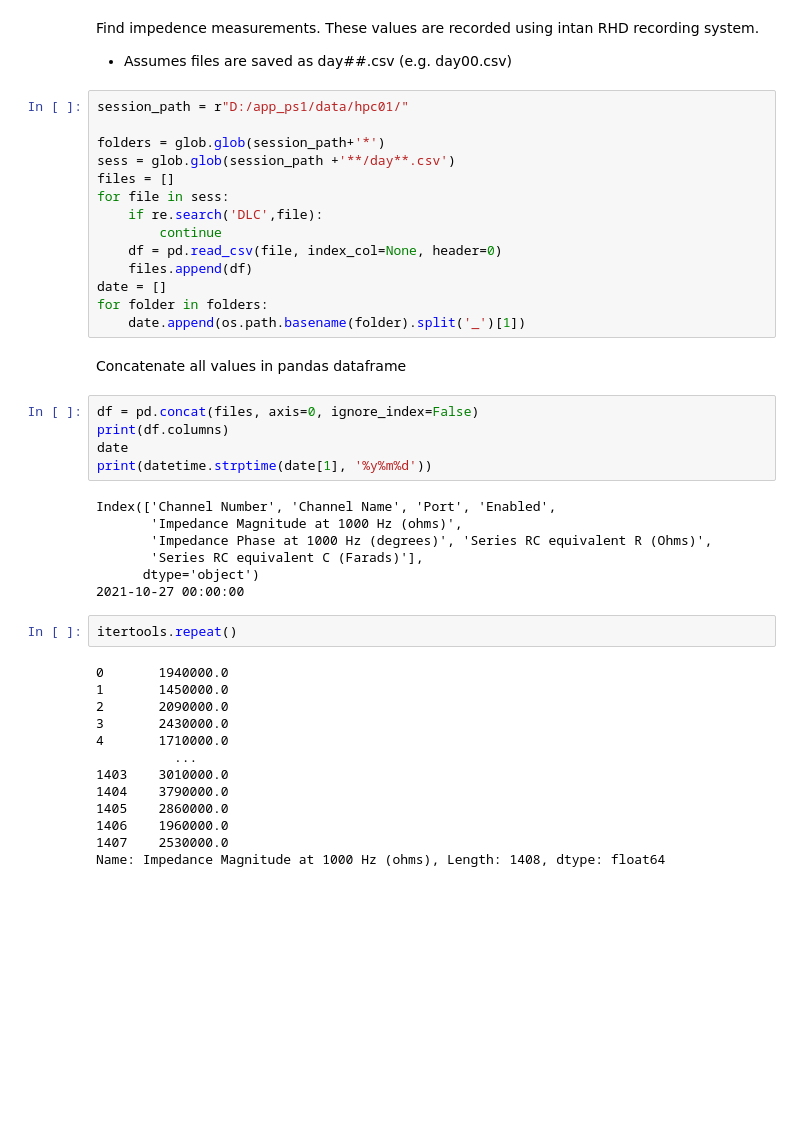
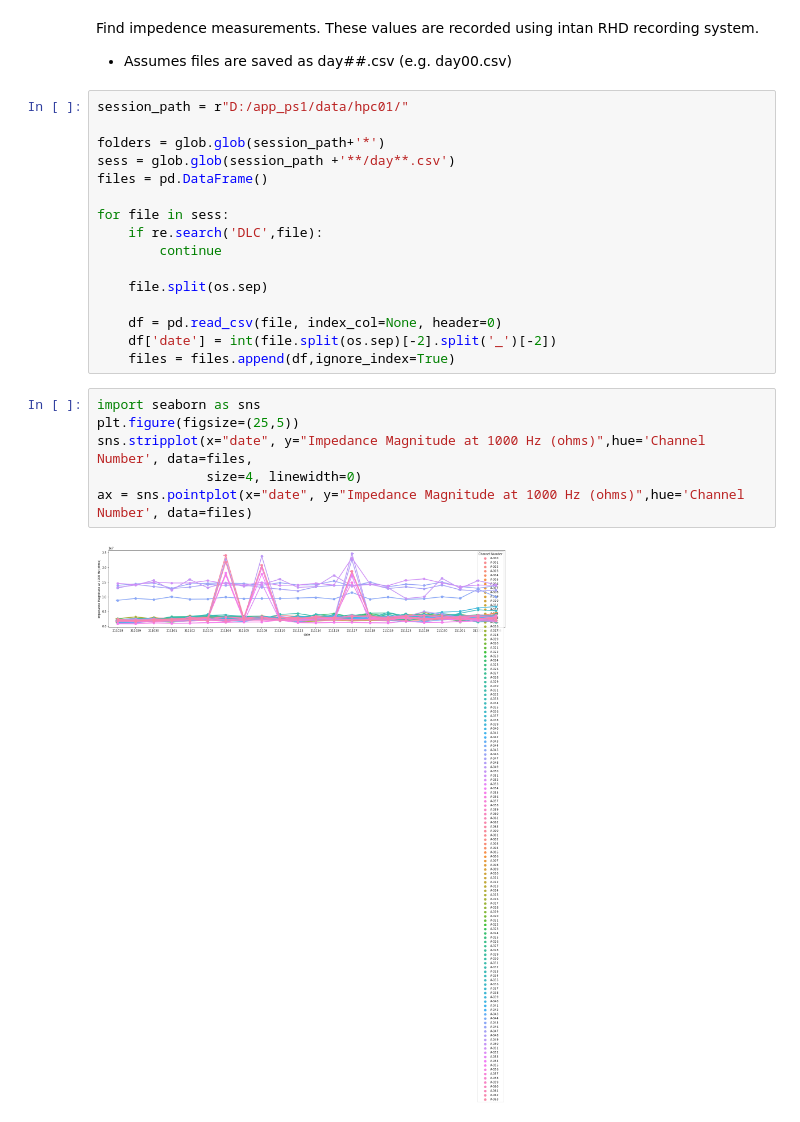
Before and after one commit to lolaBerkowitz/SNLab_ephys, a Jupyter notebook: utils/summarize_mouse.ipynb, the cells around one changed output. Saved outputs shown, nothing was run; the diff lists cells and outputs as text; blank space fills up the shorter version.

Commit message:
added date to dataframe

```diff
--- a/utils/summarize_mouse.ipynb
+++ b/utils/summarize_mouse.ipynb
@@ -26,41 +26,22 @@ session_path = r"D:/app_ps1/data/hpc01/"
 
 folders = glob.glob(session_path+'*')
 sess = glob.glob(session_path +'**/day**.csv')
-files = []
+files = pd.DataFrame()
+
 for file in sess:
     if re.search('DLC',file):
         continue
+
+    file.split(os.sep)
+
     df = pd.read_csv(file, index_col=None, header=0)
-    files.append(df)
-date = []
-for folder in folders:
-    date.append(os.path.basename(folder).split('_')[1])
+    df['date'] = int(file.split(os.sep)[-2].split('_')[-2])
+    files = files.append(df,ignore_index=True)
-# %% [markdown]
-Concatenate all values in pandas dataframe
-# %%
-df = pd.concat(files, axis=0, ignore_index=False)
-print(df.columns)
-date
-print(datetime.strptime(date[1], '%y%m%d'))
-# %% [output]
-Index(['Channel Number', 'Channel Name', 'Port', 'Enabled',
-       'Impedance Magnitude at 1000 Hz (ohms)',
-       'Impedance Phase at 1000 Hz (degrees)', 'Series RC equivalent R (Ohms)',
-       'Series RC equivalent C (Farads)'],
-      dtype='object')
-2021-10-27 00:00:00
-# %%
-itertools.repeat()
-# %% [output]
-0       1940000.0
-1       1450000.0
-2       2090000.0
-3       2430000.0
-4       1710000.0
-          ...
-1403    3010000.0
-1404    3790000.0
-1405    2860000.0
-1406    1960000.0
-1407    2530000.0
-Name: Impedance Magnitude at 1000 Hz (ohms), Length: 1408, dtype: float64
+# %%
+import seaborn as sns
+plt.figure(figsize=(25,5))
+sns.stripplot(x="date", y="Impedance Magnitude at 1000 Hz (ohms)",hue='Channel Number', data=files,
+              size=4, linewidth=0)
+ax = sns.pointplot(x="date", y="Impedance Magnitude at 1000 Hz (ohms)",hue='Channel Number', data=files)
+# %% [output]
+[figure, added]
```
Also changed, not shown: parts of 1 cell of this notebook.
